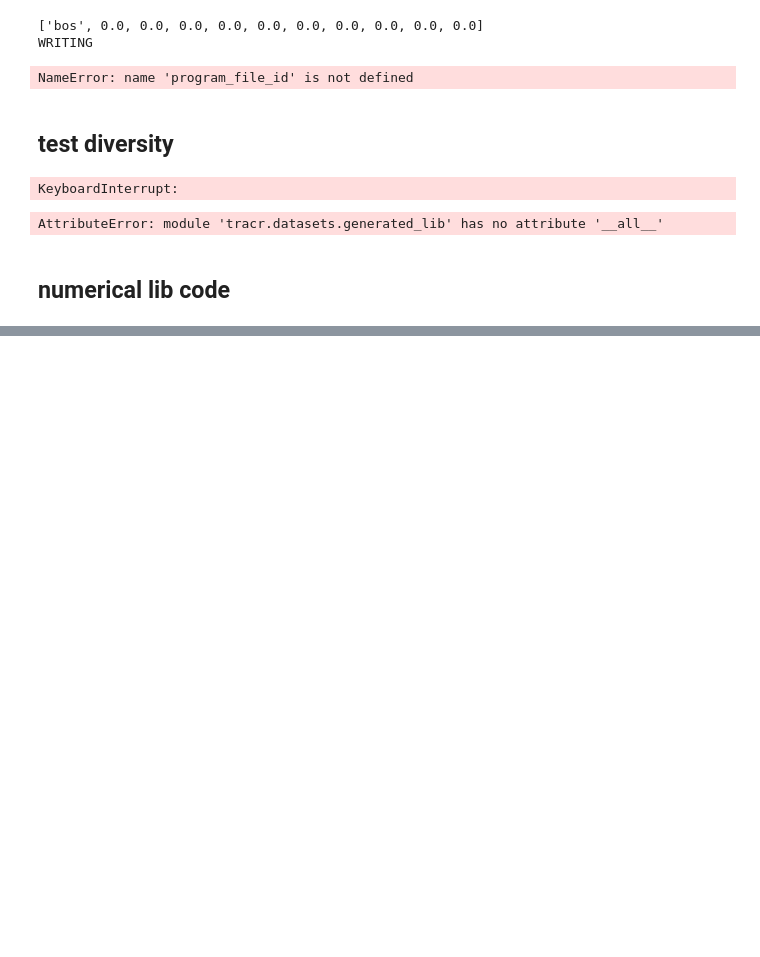
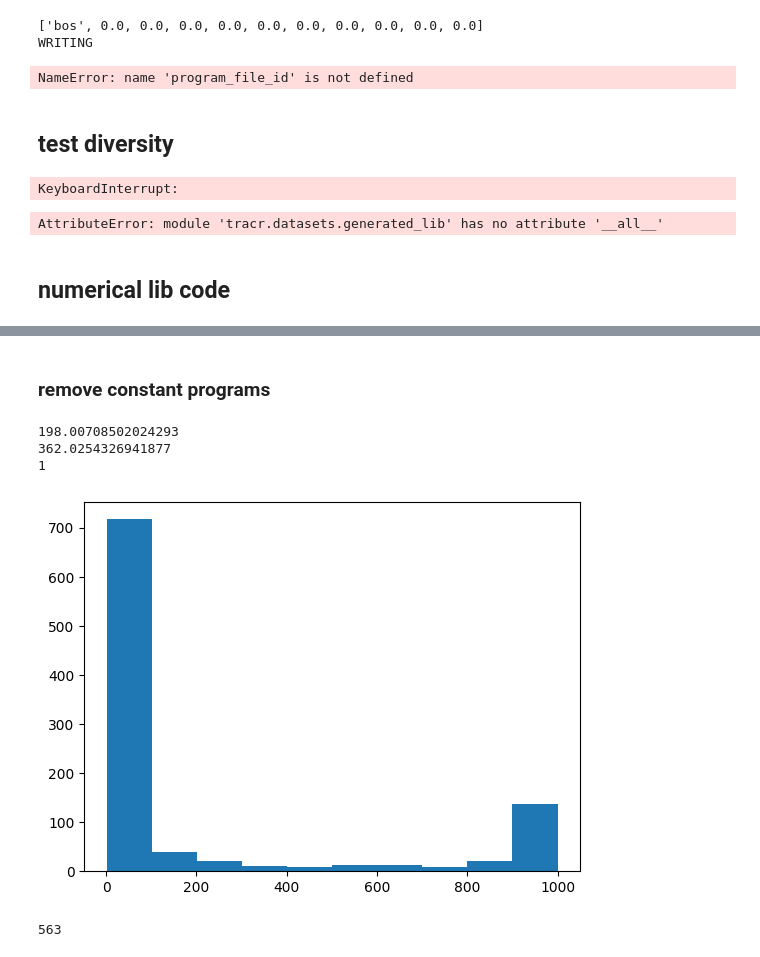
Before and after one commit to 0amp/feature_recovery, a Jupyter notebook: tracr/datasets/generation_code.ipynb, the cells around one changed output, grey strips where cells are left out. Cells and saved outputs as stored; diff of their text form; code cells hidden in the pictures; blank space fills up the shorter version.

```diff
--- a/tracr/datasets/generation_code.ipynb
+++ b/tracr/datasets/generation_code.ipynb
@@ -511,0 +569,40 @@ AttributeError: module 'tracr.datasets.generated_lib' has no attribute 'program_
+# %%
+import pickle
+import os
+
+path = os.path.abspath('../examples/')
+with open(os.path.join(path, 'data/outputs.pkl'), 'rb') as file:
+    outputs = pickle.load(file)
+# %% [markdown]
+### remove constant programs
+# %%
+# distribution of len(set())
+
+import numpy as np
+import matplotlib.pyplot as plt
+import seaborn as sns
+
+function_range = []
+for output in outputs.values():
+    function_range.append(len(set(output)))
+
+print(np.mean(function_range))
+print(np.std(function_range))
+print(np.min(function_range))
+
+plt.hist(function_range, bins=10)
+plt.show()
+# %% [output]
+198.00708502024293
+362.0254326941877
+1
+[figure, added]
+# %%
+to_ignore = []
+for program_id, output in outputs.items():
+    if len(set(output)) == 1:
+        to_ignore.append(program_id)
+
+len(to_ignore)
+# %% [output]
+563
```
Also changed, not shown: parts of 12 cells of this notebook, 8 other files.
